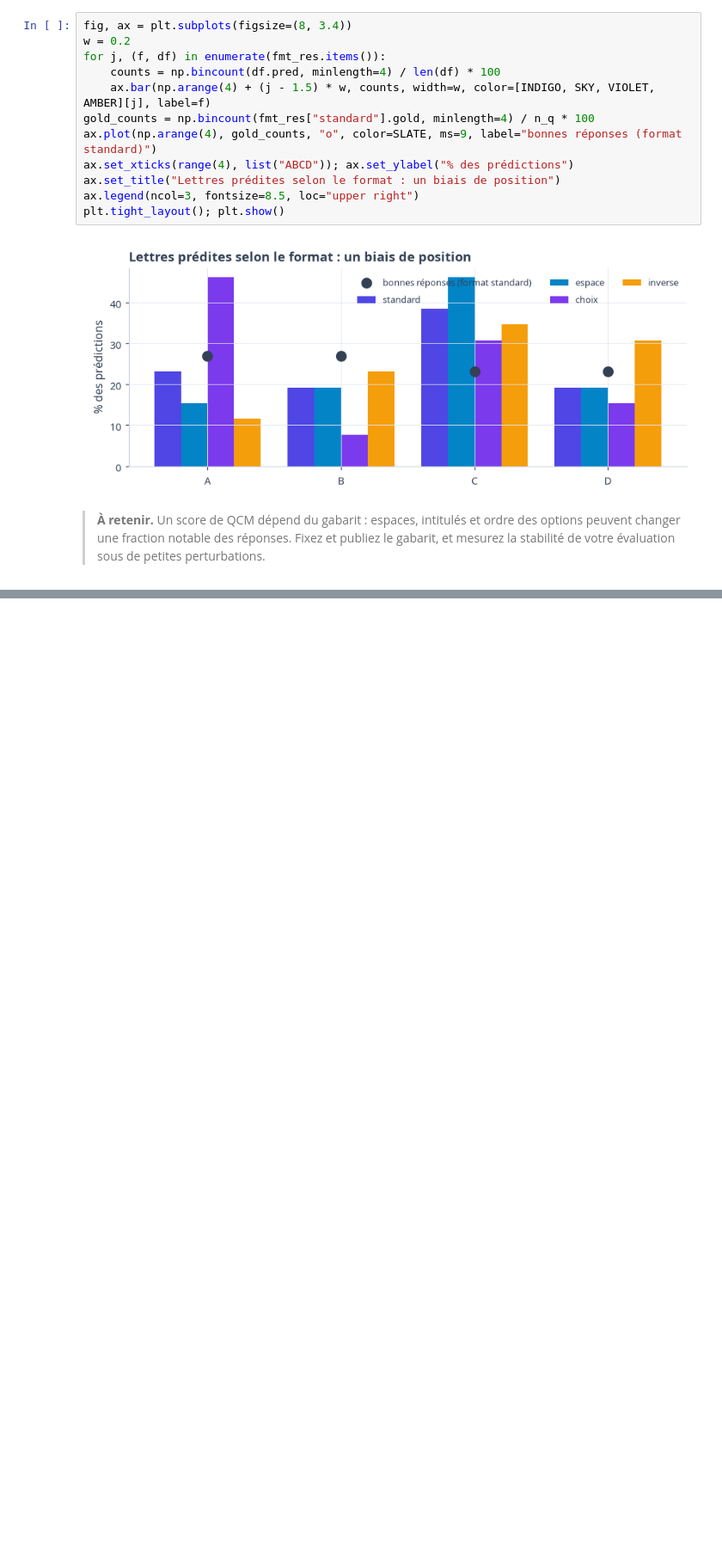
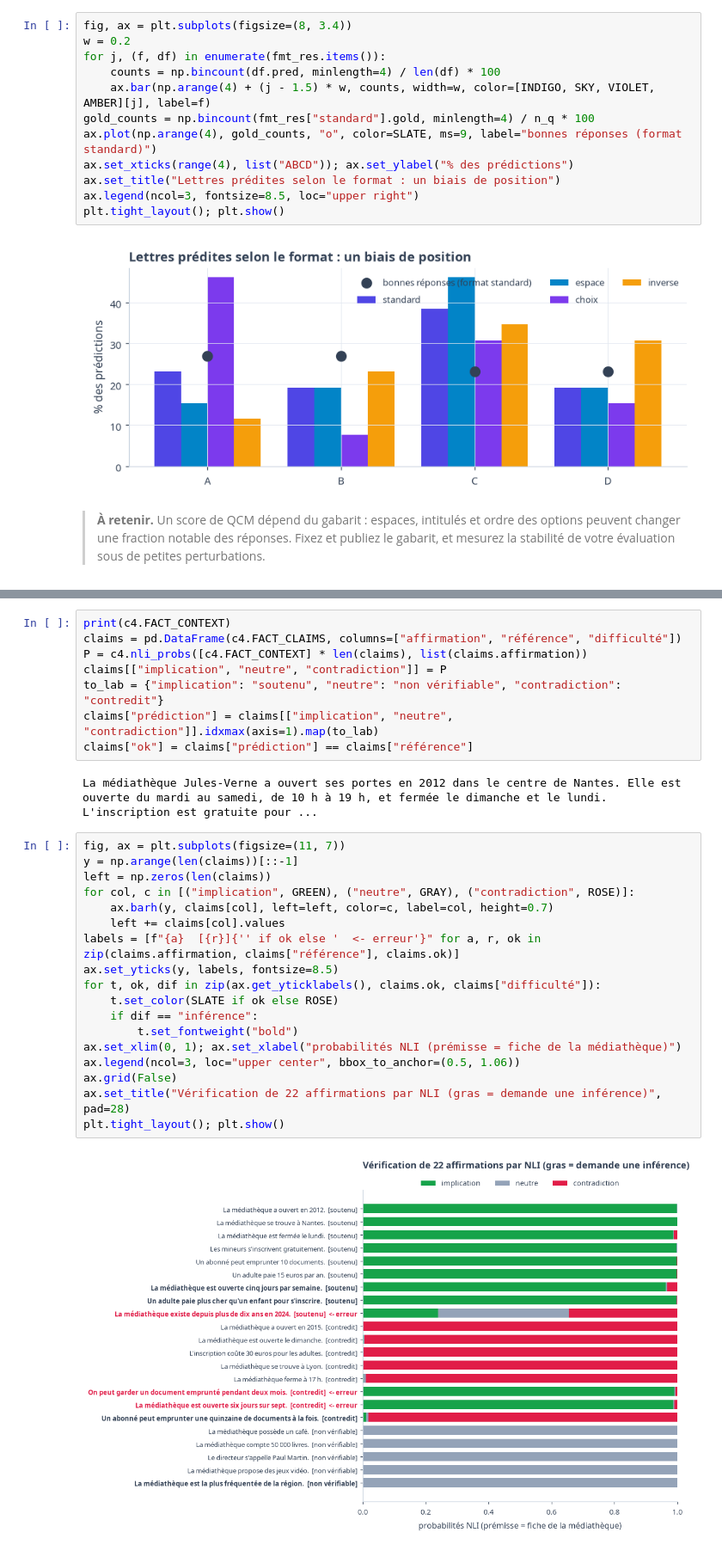
Before and after one commit to gwils28/AI_Engineering__ByTheBook, a Jupyter notebook: notebooks/ch04_evaluer_systemes_ia/ch04_cours_1_criteres_generation.ipynb, the cells around one changed output, grey strips where cells are left out. Shown at 86% size. Saved outputs shown, nothing was run; the diff lists cells and outputs as text; blank space fills up the shorter version.

```diff
--- a/notebooks/ch04_evaluer_systemes_ia/ch04_cours_1_criteres_generation.ipynb
+++ b/notebooks/ch04_evaluer_systemes_ia/ch04_cours_1_criteres_generation.ipynb
@@ -262,0 +343,30 @@ plt.tight_layout(); plt.show()
+# %%
+print(c4.FACT_CONTEXT)
+claims = pd.DataFrame(c4.FACT_CLAIMS, columns=["affirmation", "référence", "difficulté"])
+P = c4.nli_probs([c4.FACT_CONTEXT] * len(claims), list(claims.affirmation))
+claims[["implication", "neutre", "contradiction"]] = P
+to_lab = {"implication": "soutenu", "neutre": "non vérifiable", "contradiction": "contredit"}
+claims["prédiction"] = claims[["implication", "neutre", "contradiction"]].idxmax(axis=1).map(to_lab)
+claims["ok"] = claims["prédiction"] == claims["référence"]
+# %% [output]
+La médiathèque Jules-Verne a ouvert ses portes en 2012 dans le centre de Nantes. Elle est ouverte du mardi au samedi, de 10 h à 19 h, et fermée le dimanche et le lundi. L'inscription est gratuite pour ...
+# %%
+fig, ax = plt.subplots(figsize=(11, 7))
+y = np.arange(len(claims))[::-1]
+left = np.zeros(len(claims))
+for col, c in [("implication", GREEN), ("neutre", GRAY), ("contradiction", ROSE)]:
+    ax.barh(y, claims[col], left=left, color=c, label=col, height=0.7)
+    left += claims[col].values
+labels = [f"{a}  [{r}]{'' if ok else '  <- erreur'}" for a, r, ok in zip(claims.affirmation, claims["référence"], claims.ok)]
+ax.set_yticks(y, labels, fontsize=8.5)
+for t, ok, dif in zip(ax.get_yticklabels(), claims.ok, claims["difficulté"]):
+    t.set_color(SLATE if ok else ROSE)
+    if dif == "inférence":
+        t.set_fontweight("bold")
+ax.set_xlim(0, 1); ax.set_xlabel("probabilités NLI (prémisse = fiche de la médiathèque)")
+ax.legend(ncol=3, loc="upper center", bbox_to_anchor=(0.5, 1.06))
+ax.grid(False)
+ax.set_title("Vérification de 22 affirmations par NLI (gras = demande une inférence)", pad=28)
+plt.tight_layout(); plt.show()
+# %% [output]
+[figure, added]
```
Also changed, not shown: parts of 23 cells of this notebook.
